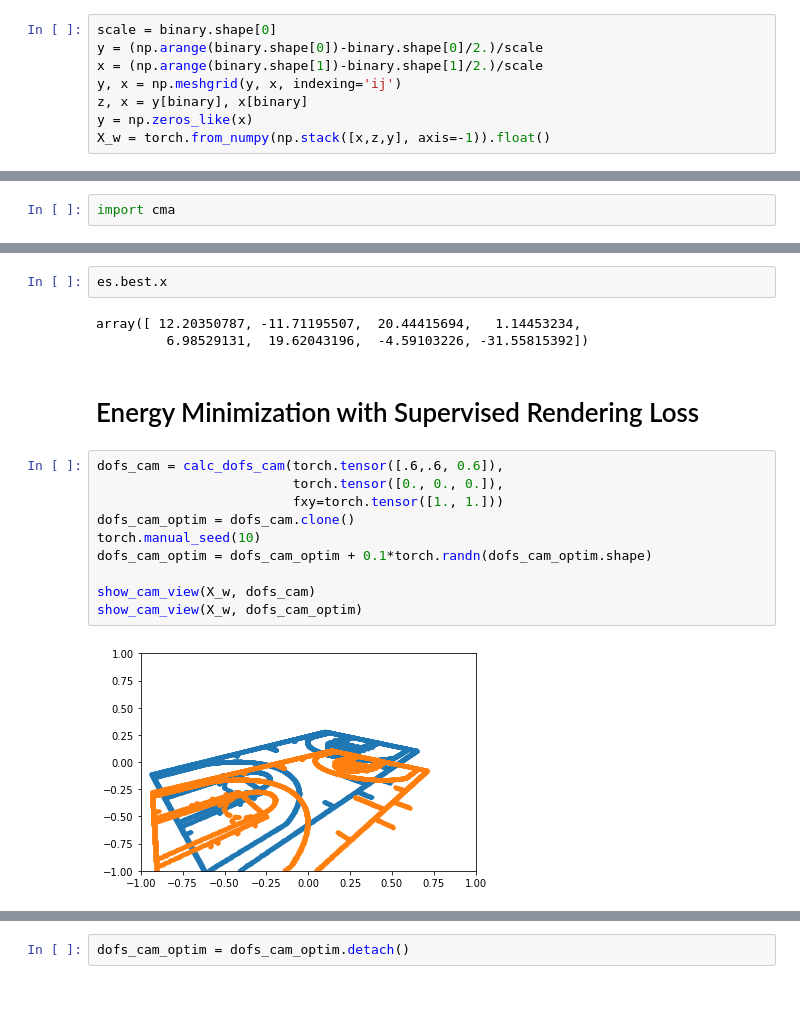
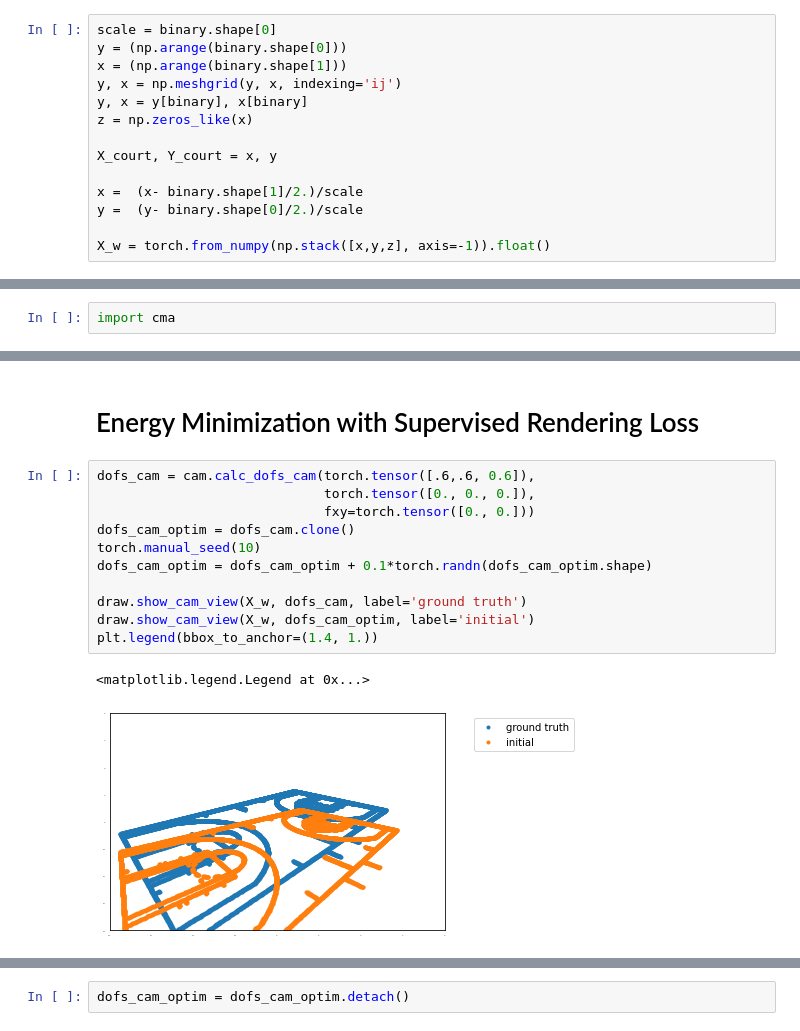
Before and after one commit to akarshkumar0101/nba-3d-ee-371q, a Jupyter notebook: rendering.ipynb, the cells around one changed output, grey strips where cells are left out. Saved outputs shown, nothing was run; the diff lists cells and outputs as text; blank space fills up the shorter version.

```diff
--- a/rendering.ipynb
+++ b/rendering.ipynb
@@ -19,12 +22,18 @@ plt.show()
 [figure]
 # %%
 scale = binary.shape[0]
-y = (np.arange(binary.shape[0])-binary.shape[0]/2.)/scale
-x = (np.arange(binary.shape[1])-binary.shape[1]/2.)/scale
+y = (np.arange(binary.shape[0]))
+x = (np.arange(binary.shape[1]))
 y, x = np.meshgrid(y, x, indexing='ij')
-z, x = y[binary], x[binary]
-y = np.zeros_like(x)
-X_w = torch.from_numpy(np.stack([x,z,y], axis=-1)).float()
+y, x = y[binary], x[binary]
+z = np.zeros_like(x)
+
+X_court, Y_court = x, y
+
+x =  (x- binary.shape[1]/2.)/scale
+y =  (y- binary.shape[0]/2.)/scale
+
+X_w = torch.from_numpy(np.stack([x,y,z], axis=-1)).float()
 # %%
 gray = binary.astype(np.uint8)*255
 # %%
@@ -229,22 +356,19 @@ std deviation: [1.431762735818099, 1.4094939159758053, 3.479190477392293, 0.6079
-# %%
-es.best.x
-# %% [output]
-array([ 12.20350787, -11.71195507,  20.44415694,   1.14453234,
-         6.98529131,  19.62043196,  -4.59103226, -31.55815392])
 # %% [markdown]
 # Energy Minimization with Supervised Rendering Loss
 # %%
-dofs_cam = calc_dofs_cam(torch.tensor([.6,.6, 0.6]),
-                         torch.tensor([0., 0., 0.]),
-                         fxy=torch.tensor([1., 1.]))
+dofs_cam = cam.calc_dofs_cam(torch.tensor([.6,.6, 0.6]),
+                             torch.tensor([0., 0., 0.]),
+                             fxy=torch.tensor([0., 0.]))
 dofs_cam_optim = dofs_cam.clone()
 torch.manual_seed(10)
 dofs_cam_optim = dofs_cam_optim + 0.1*torch.randn(dofs_cam_optim.shape)
 
-show_cam_view(X_w, dofs_cam)
-show_cam_view(X_w, dofs_cam_optim)
+draw.show_cam_view(X_w, dofs_cam, label='ground truth')
+draw.show_cam_view(X_w, dofs_cam_optim, label='initial')
+plt.legend(bbox_to_anchor=(1.4, 1.))
 # %% [output]
+<matplotlib.legend.Legend at 0x...>
-[figure, old version]
+[figure, new version]
 # %%
 dofs_cam_optim_p = dofs_cam_optim[:6]
 opt = torch.optim.Adam([{'params': dofs_cam_optim_p, 'lr': 0.01}])
```
Also changed, not shown: parts of 29 cells of this notebook, 7 other files.
